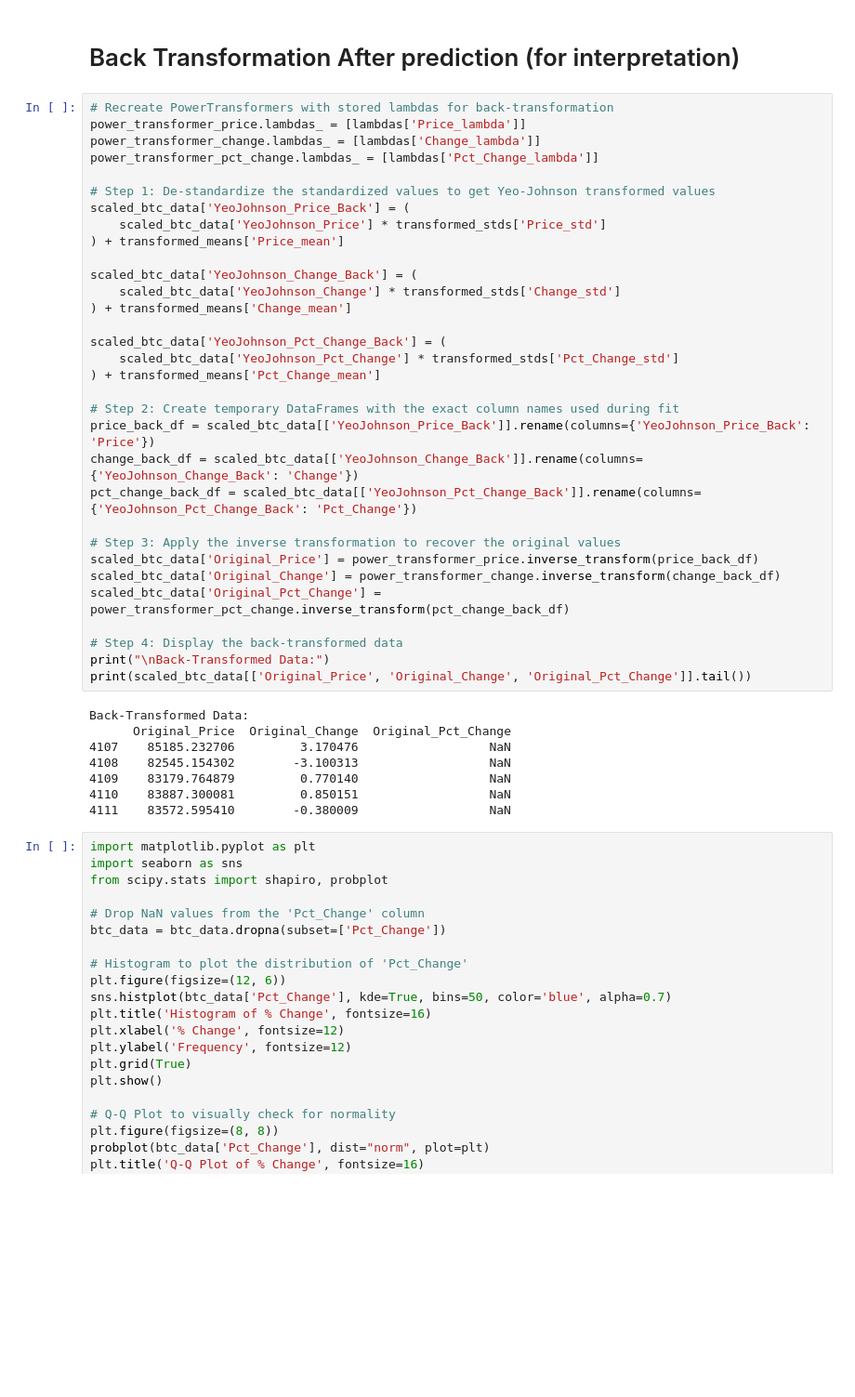
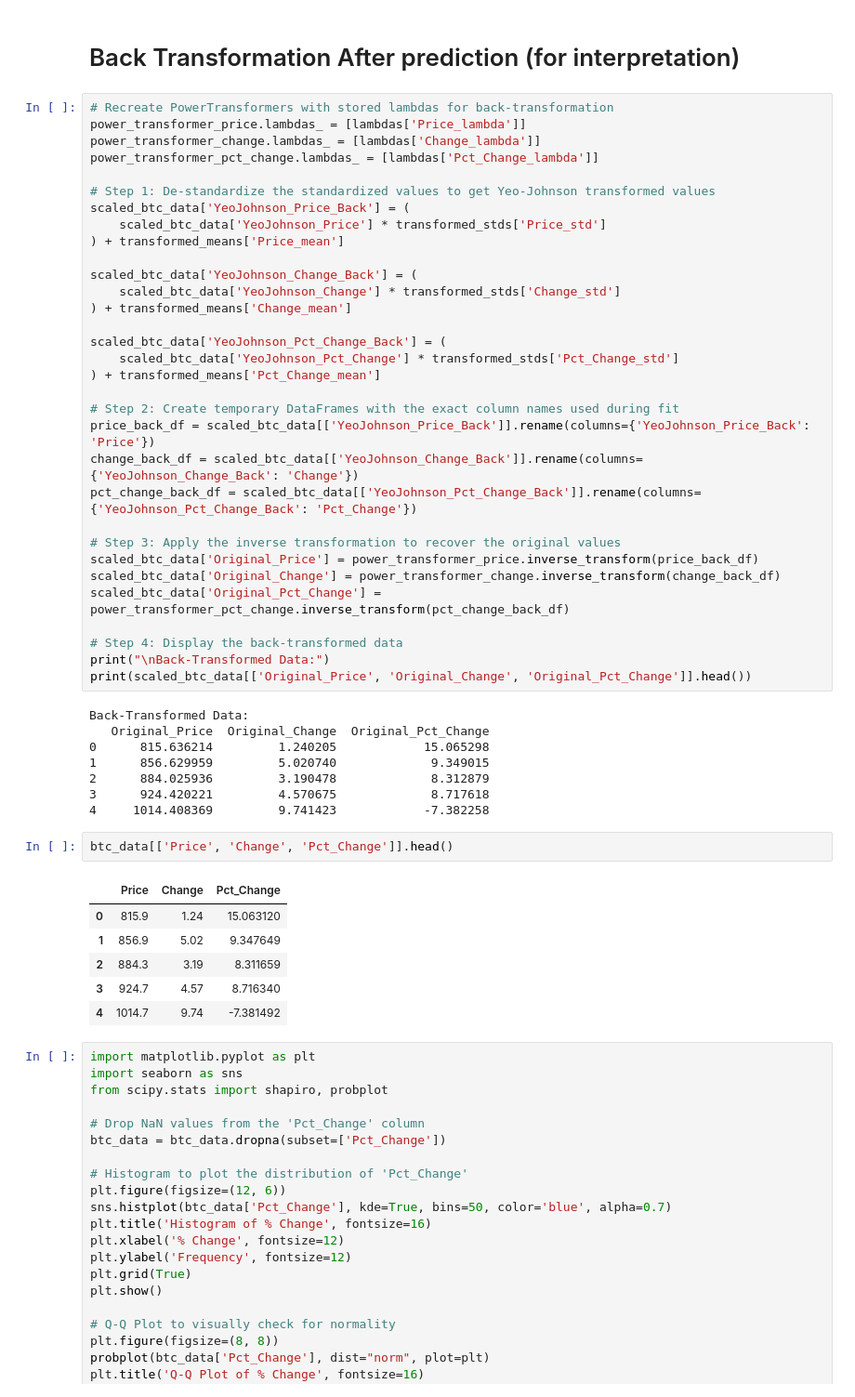
Before and after one commit to ArthurChan-1111/Bitcoin_prediction, a Jupyter notebook: Master_dataset.ipynb, the cells around one changed output. Shown at 93% size. Saved outputs shown, nothing was run; the diff lists cells and outputs as text; blank space fills up the shorter version.

```diff
--- a/Master_dataset.ipynb
+++ b/Master_dataset.ipynb
@@ -511,15 +511,24 @@ scaled_btc_data['Original_Pct_Change'] = power_transformer_pct_change.inverse_tr
 
 # Step 4: Display the back-transformed data
 print("\nBack-Transformed Data:")
-print(scaled_btc_data[['Original_Price', 'Original_Change', 'Original_Pct_Change']].tail())
+print(scaled_btc_data[['Original_Price', 'Original_Change', 'Original_Pct_Change']].head())
 # %% [output]
 Back-Transformed Data:
-      Original_Price  Original_Change  Original_Pct_Change
-4107    85185.232706         3.170476                  NaN
-4108    82545.154302        -3.100313                  NaN
-4109    83179.764879         0.770140                  NaN
-4110    83887.300081         0.850151                  NaN
-4111    83572.595410        -0.380009                  NaN
+   Original_Price  Original_Change  Original_Pct_Change
+0      815.636214         1.240205            15.065298
+1      856.629959         5.020740             9.349015
+2      884.025936         3.190478             8.312879
+3      924.420221         4.570675             8.717618
+4     1014.408369         9.741423            -7.382258
+# %%
+btc_data[['Price', 'Change', 'Pct_Change']].head()
+# %% [output]
+|  | Price | Change | Pct_Change |
+| 0 | 815.9 | 1.24 | 15.063120 |
+| 1 | 856.9 | 5.02 | 9.347649 |
+| 2 | 884.3 | 3.19 | 8.311659 |
+| 3 | 924.7 | 4.57 | 8.716340 |
+| 4 | 1014.7 | 9.74 | -7.381492 |
 # %%
 import matplotlib.pyplot as plt
 import seaborn as sns
```
